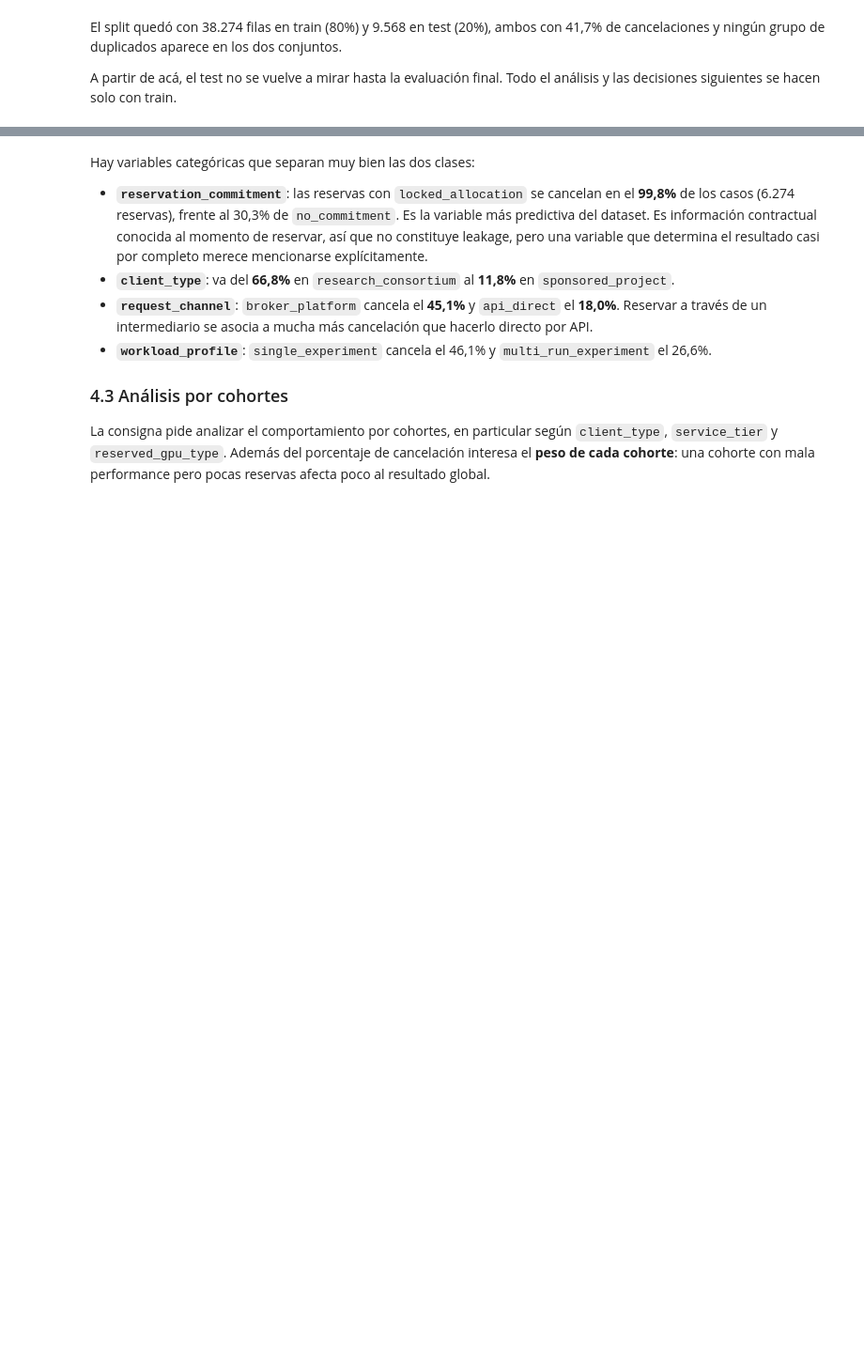
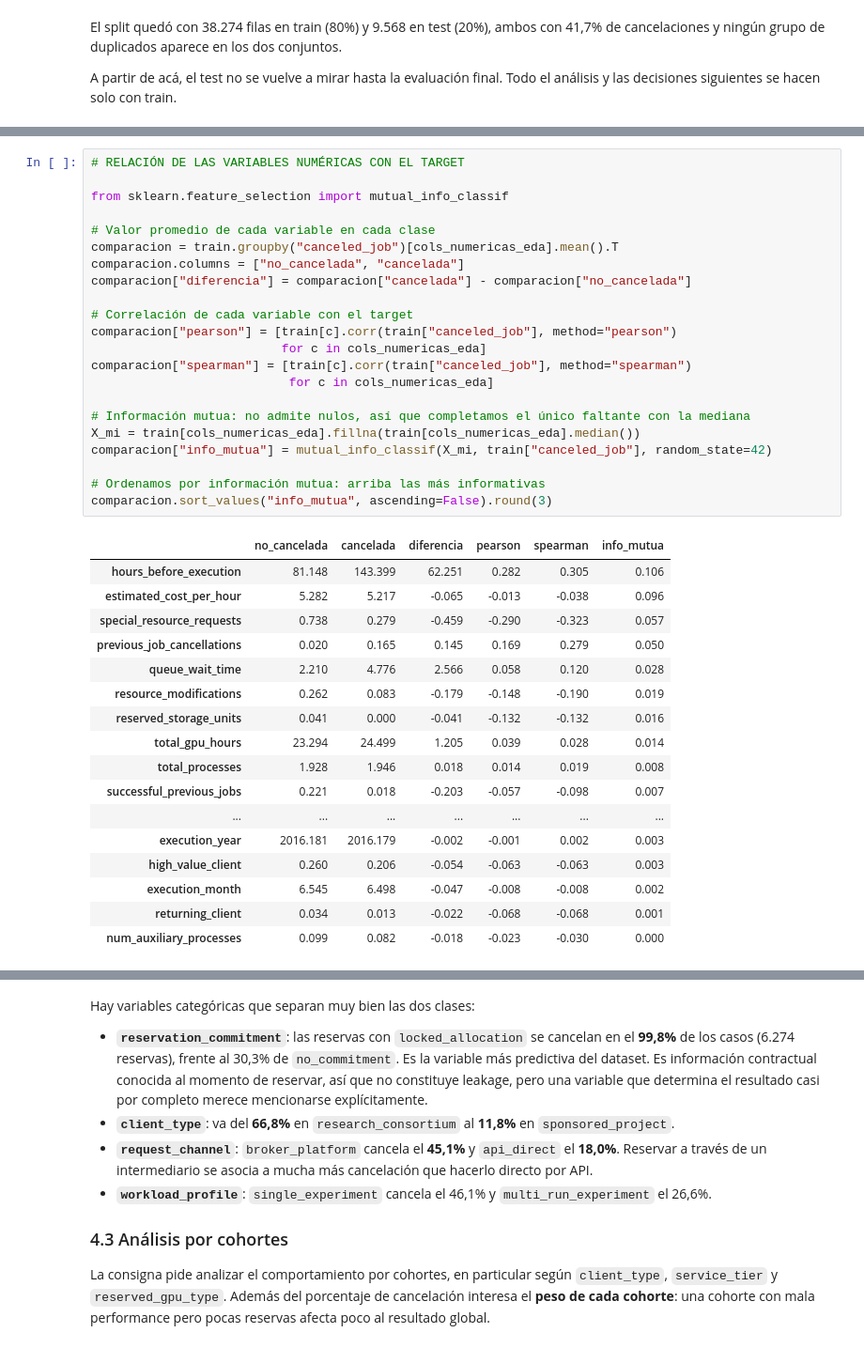
Before and after one commit to mszwarcberg-2004/TP3_ML, a Jupyter notebook: TP3_Grupo.ipynb, the cells around one changed output, grey strips where cells are left out. Shown at 94% size. Saved outputs shown, nothing was run; the diff lists cells and outputs as text; blank space fills up the shorter version.

```diff
--- a/TP3_Grupo.ipynb
+++ b/TP3_Grupo.ipynb
@@ -637,0 +737,40 @@ comparacion.reindex(orden).round(3)
+# %%
+# RELACIÓN DE LAS VARIABLES NUMÉRICAS CON EL TARGET
+
+from sklearn.feature_selection import mutual_info_classif
+
+# Valor promedio de cada variable en cada clase
+comparacion = train.groupby("canceled_job")[cols_numericas_eda].mean().T
+comparacion.columns = ["no_cancelada", "cancelada"]
+comparacion["diferencia"] = comparacion["cancelada"] - comparacion["no_cancelada"]
+
+# Correlación de cada variable con el target
+comparacion["pearson"] = [train[c].corr(train["canceled_job"], method="pearson")
+                          for c in cols_numericas_eda]
+comparacion["spearman"] = [train[c].corr(train["canceled_job"], method="spearman")
+                           for c in cols_numericas_eda]
+
+# Información mutua: no admite nulos, así que completamos el único faltante con la mediana
+X_mi = train[cols_numericas_eda].fillna(train[cols_numericas_eda].median())
+comparacion["info_mutua"] = mutual_info_classif(X_mi, train["canceled_job"], random_state=42)
+
+# Ordenamos por información mutua: arriba las más informativas
+comparacion.sort_values("info_mutua", ascending=False).round(3)
+# %% [output]
+|  | no_cancelada | cancelada | diferencia | pearson | spearman | info_mutua |
+| hours_before_execution | 81.148 | 143.399 | 62.251 | 0.282 | 0.305 | 0.106 |
+| estimated_cost_per_hour | 5.282 | 5.217 | -0.065 | -0.013 | -0.038 | 0.096 |
+| special_resource_requests | 0.738 | 0.279 | -0.459 | -0.290 | -0.323 | 0.057 |
+| previous_job_cancellations | 0.020 | 0.165 | 0.145 | 0.169 | 0.279 | 0.050 |
+| queue_wait_time | 2.210 | 4.776 | 2.566 | 0.058 | 0.120 | 0.028 |
+| resource_modifications | 0.262 | 0.083 | -0.179 | -0.148 | -0.190 | 0.019 |
+| reserved_storage_units | 0.041 | 0.000 | -0.041 | -0.132 | -0.132 | 0.016 |
+| total_gpu_hours | 23.294 | 24.499 | 1.205 | 0.039 | 0.028 | 0.014 |
+| total_processes | 1.928 | 1.946 | 0.018 | 0.014 | 0.019 | 0.008 |
+| successful_previous_jobs | 0.221 | 0.018 | -0.203 | -0.057 | -0.098 | 0.007 |
+| ... | ... | ... | ... | ... | ... | ... |
+| execution_year | 2016.181 | 2016.179 | -0.002 | -0.001 | 0.002 | 0.003 |
+| high_value_client | 0.260 | 0.206 | -0.054 | -0.063 | -0.063 | 0.003 |
+| execution_month | 6.545 | 6.498 | -0.047 | -0.008 | -0.008 | 0.002 |
+| returning_client | 0.034 | 0.013 | -0.022 | -0.068 | -0.068 | 0.001 |
+| num_auxiliary_processes | 0.099 | 0.082 | -0.018 | -0.023 | -0.030 | 0.000 |
```
Also changed, not shown: parts of 19 cells of this notebook.
